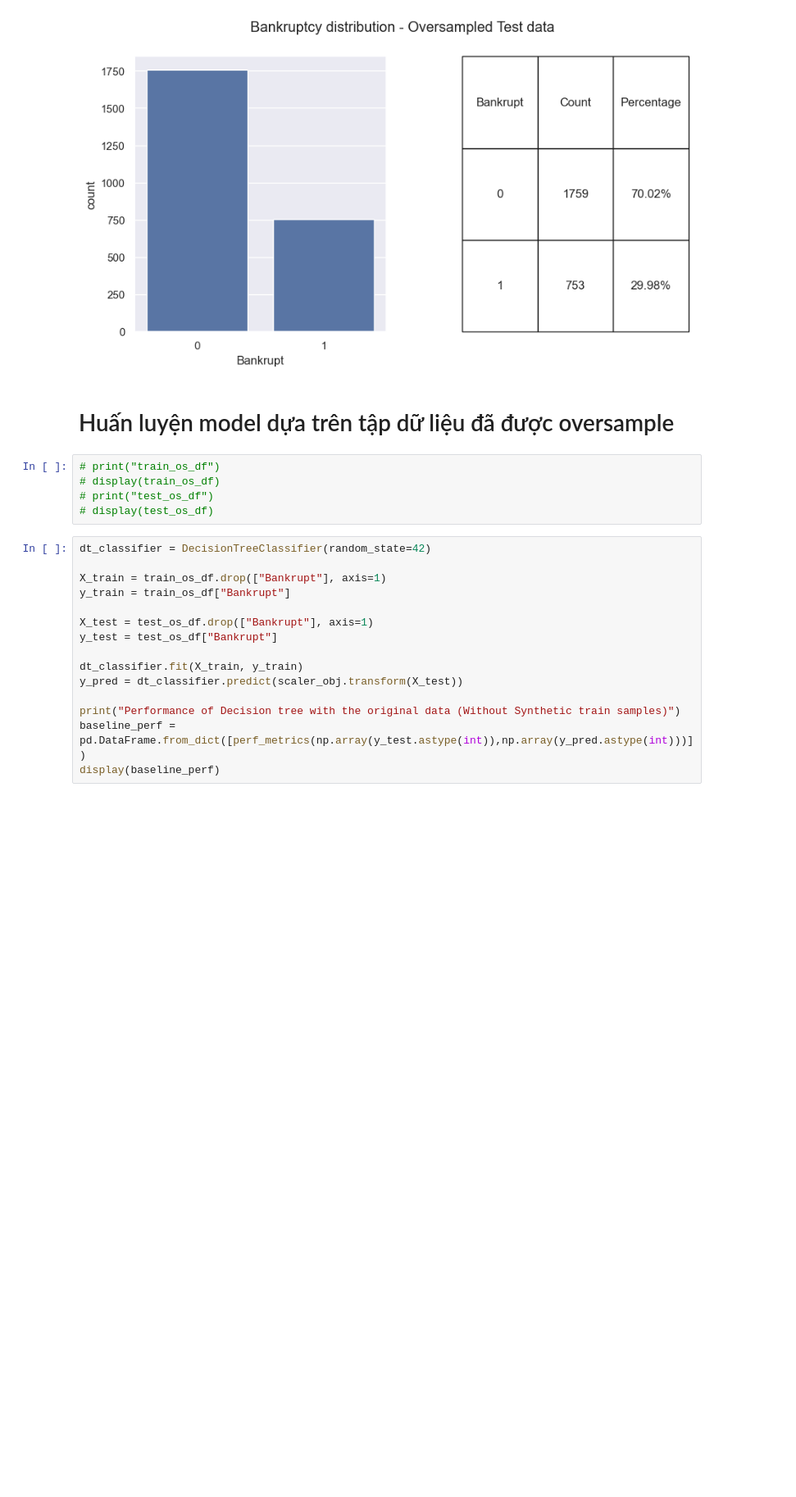
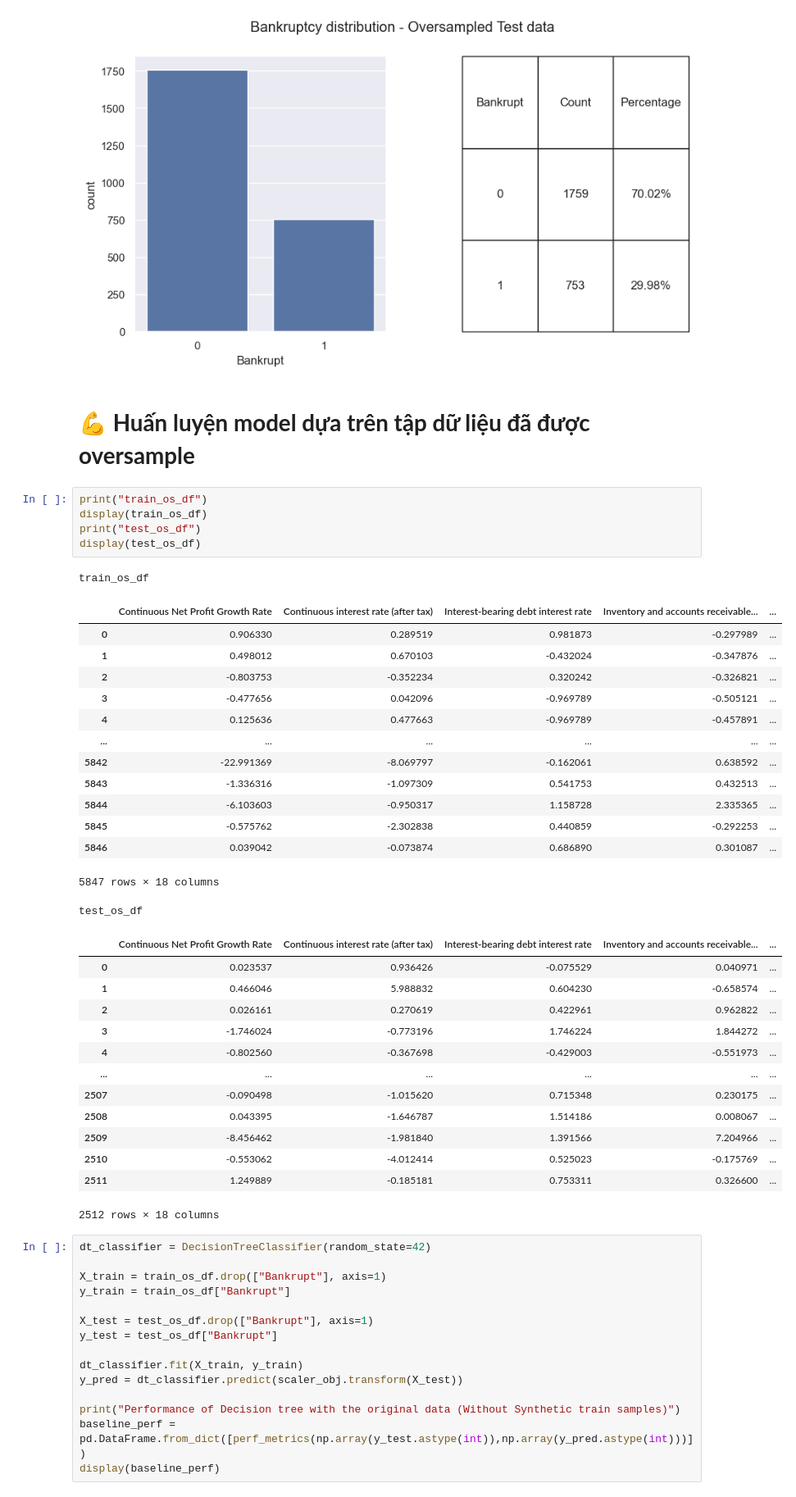
Before and after one commit to vovantri123/CK_Python, a Jupyter notebook: CK.ipynb, the cells around one changed output. Shown at 82% size. Cells and saved outputs as stored; diff of their text form; blank space fills up the shorter version.

```diff
--- a/CK.ipynb
+++ b/CK.ipynb
@@ -923,12 +921,41 @@ plt.show()
 # %% [output]
 [figure]
 # %% [markdown]
-# Huấn luyện model dựa trên tập dữ liệu đã được oversample
+# **💪 Huấn luyện model dựa trên tập dữ liệu đã được oversample**
 # %%
-# print("train_os_df")
-# display(train_os_df)
-# print("test_os_df")
-# display(test_os_df)
+print("train_os_df")
+display(train_os_df)
+print("test_os_df")
+display(test_os_df)
+# %% [output]
+train_os_df
+|  | Continuous Net Profit Growth Rate | Continuous interest rate (after tax) | Interest-bearing debt interest rate | Inventory and accounts receivable... | ... |
+| 0 | 0.906330 | 0.289519 | 0.981873 | -0.297989 | ... |
+| 1 | 0.498012 | 0.670103 | -0.432024 | -0.347876 | ... |
+| 2 | -0.803753 | -0.352234 | 0.320242 | -0.326821 | ... |
+| 3 | -0.477656 | 0.042096 | -0.969789 | -0.505121 | ... |
+| 4 | 0.125636 | 0.477663 | -0.969789 | -0.457891 | ... |
+| ... | ... | ... | ... | ... | ... |
+| 5842 | -22.991369 | -8.069797 | -0.162061 | 0.638592 | ... |
+| 5843 | -1.336316 | -1.097309 | 0.541753 | 0.432513 | ... |
+| 5844 | -6.103603 | -0.950317 | 1.158728 | 2.335365 | ... |
+| 5845 | -0.575762 | -2.302838 | 0.440859 | -0.292253 | ... |
+| 5846 | 0.039042 | -0.073874 | 0.686890 | 0.301087 | ... |
+5847 rows × 18 columns
+test_os_df
+|  | Continuous Net Profit Growth Rate | Continuous interest rate (after tax) | Interest-bearing debt interest rate | Inventory and accounts receivable... | ... |
+| 0 | 0.023537 | 0.936426 | -0.075529 | 0.040971 | ... |
+| 1 | 0.466046 | 5.988832 | 0.604230 | -0.658574 | ... |
+| 2 | 0.026161 | 0.270619 | 0.422961 | 0.962822 | ... |
+| 3 | -1.746024 | -0.773196 | 1.746224 | 1.844272 | ... |
+| 4 | -0.802560 | -0.367698 | -0.429003 | -0.551973 | ... |
+| ... | ... | ... | ... | ... | ... |
+| 2507 | -0.090498 | -1.015620 | 0.715348 | 0.230175 | ... |
+| 2508 | 0.043395 | -1.646787 | 1.514186 | 0.008067 | ... |
+| 2509 | -8.456462 | -1.981840 | 1.391566 | 7.204966 | ... |
+| 2510 | -0.553062 | -4.012414 | 0.525023 | -0.175769 | ... |
+| 2511 | 1.249889 | -0.185181 | 0.753311 | 0.326600 | ... |
+2512 rows × 18 columns
 # %%
 dt_classifier = DecisionTreeClassifier(random_state=42)
 
```
Also changed, not shown: parts of 36 cells of this notebook.
